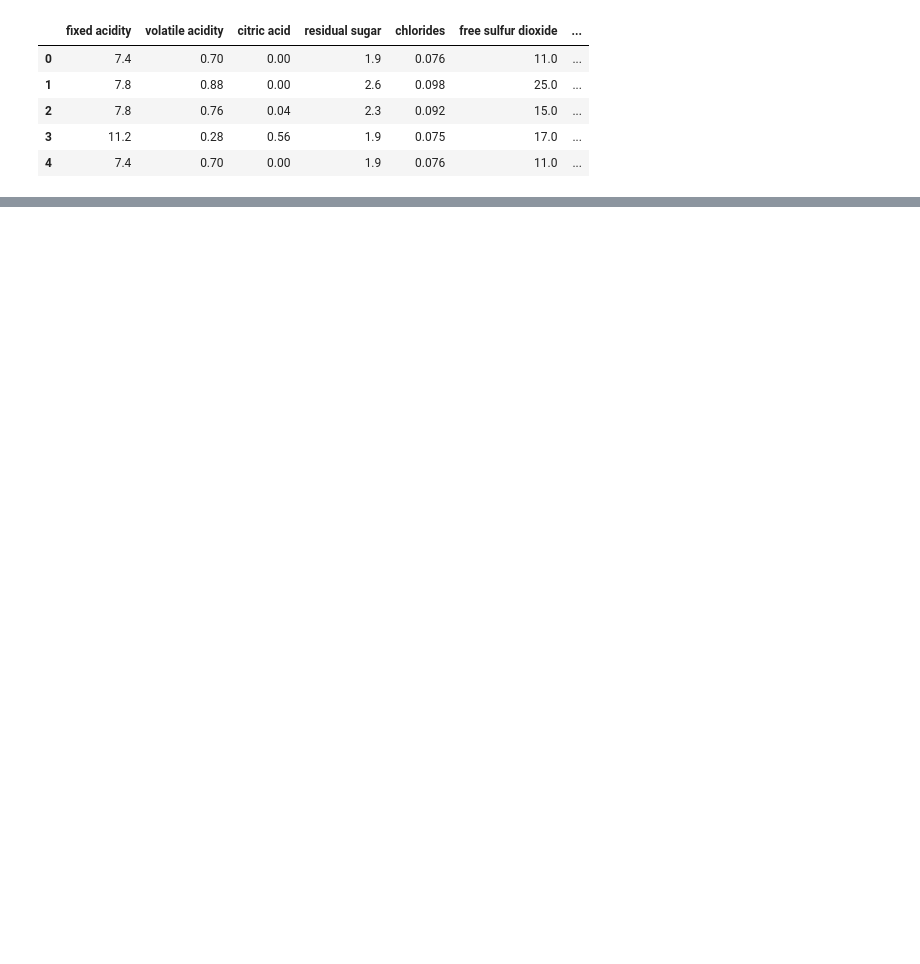
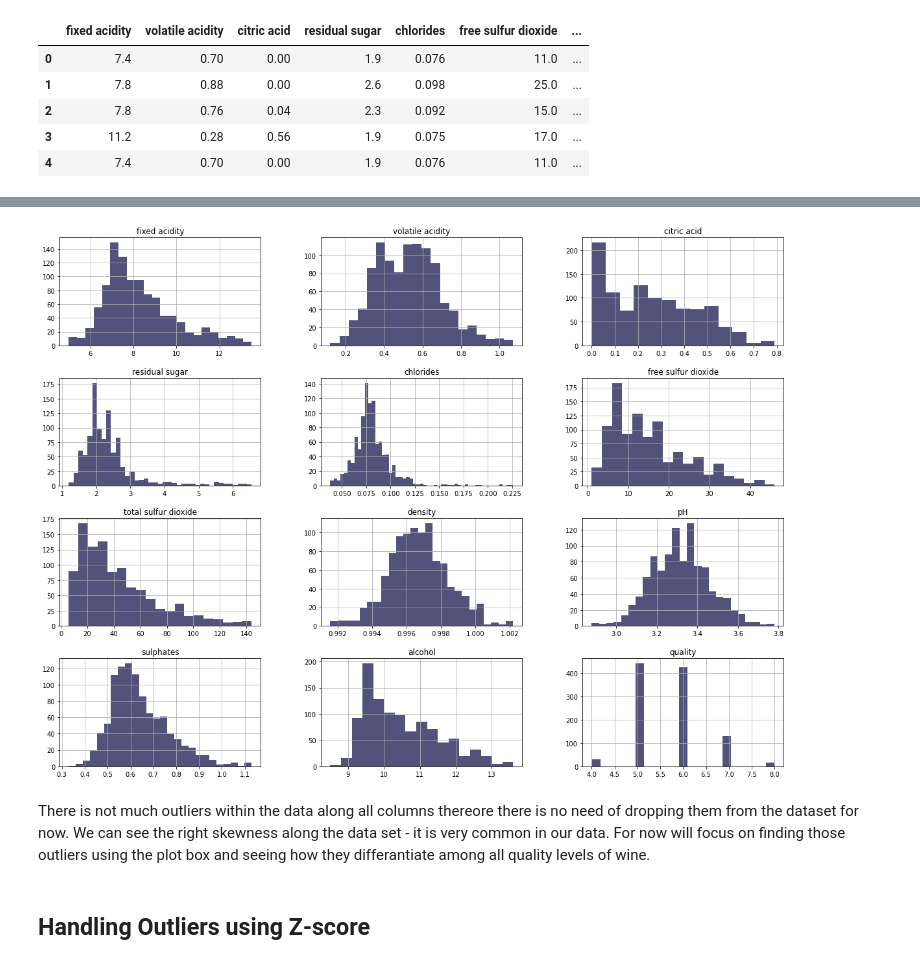
Before and after one commit to TheBlaze1/DataScience, a Jupyter notebook: WineQualityAnalysis.ipynb, the cells around one changed output, grey strips where cells are left out. Drawn from its saved outputs; the diff is of its cells as text; code cells hidden in the pictures; blank space fills up the shorter version.

```diff
--- a/WineQualityAnalysis.ipynb
+++ b/WineQualityAnalysis.ipynb
@@ -41,0 +38,12 @@ fig.show()
+# %%
+# Droping Id
+df.drop("Id",axis = 1, inplace = True)
+# %%
+df.hist(figsize=(20,15),bins='auto', color='#52527a')
+plt.show()
+# %% [output]
+[figure, added]
+# %% [markdown]
+There is not much outliers within the data along all columns thereore there is no need of dropping them from the dataset for now. We can see the right skewness along the data set - it is very common in our data. For now will focus on finding those outliers using the plot box and seeing how they differantiate among all quality levels of wine.
+# %% [markdown]
+## Handling Outliers using Z-score
```
Also changed, not shown: parts of 20 cells of this notebook.
